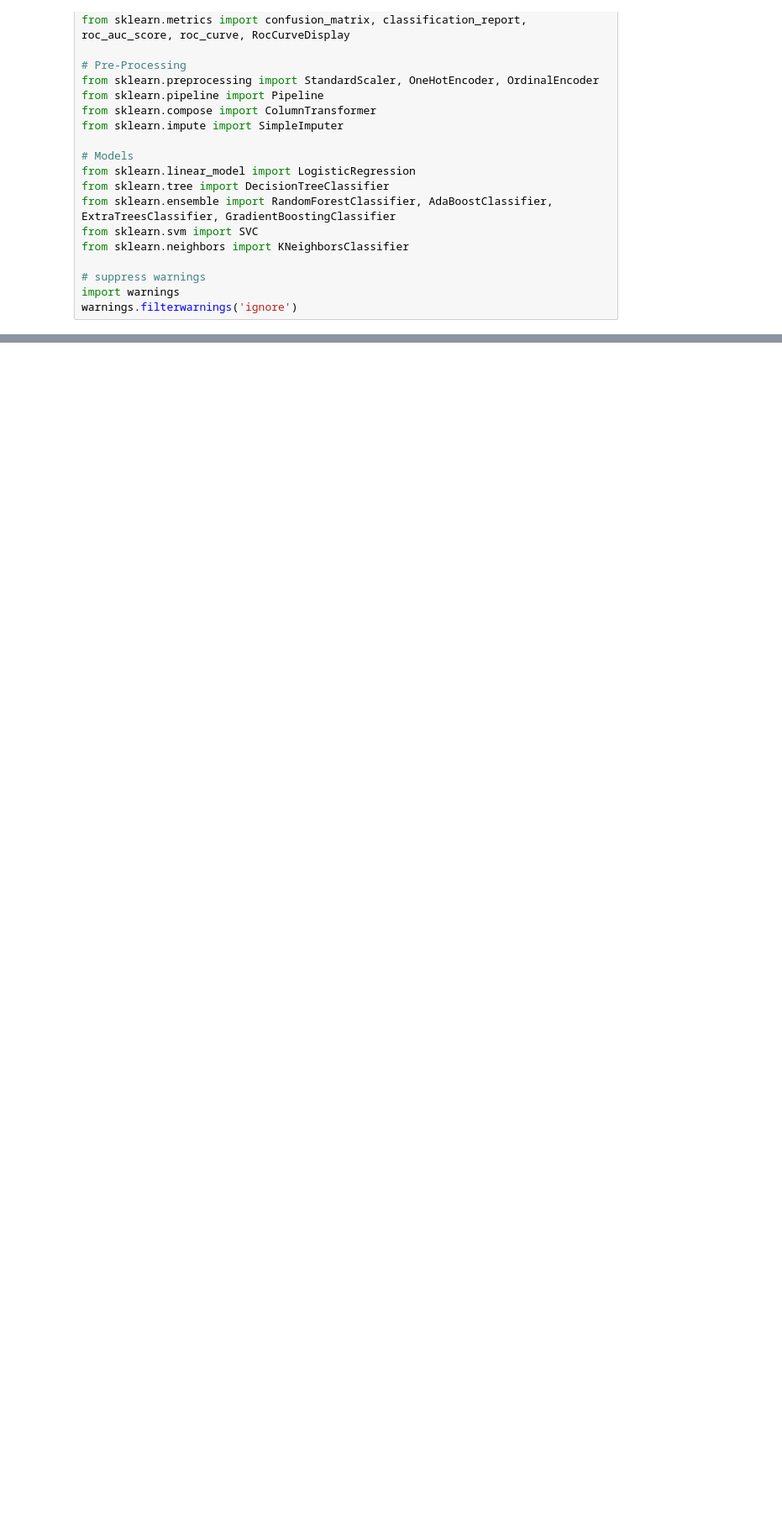
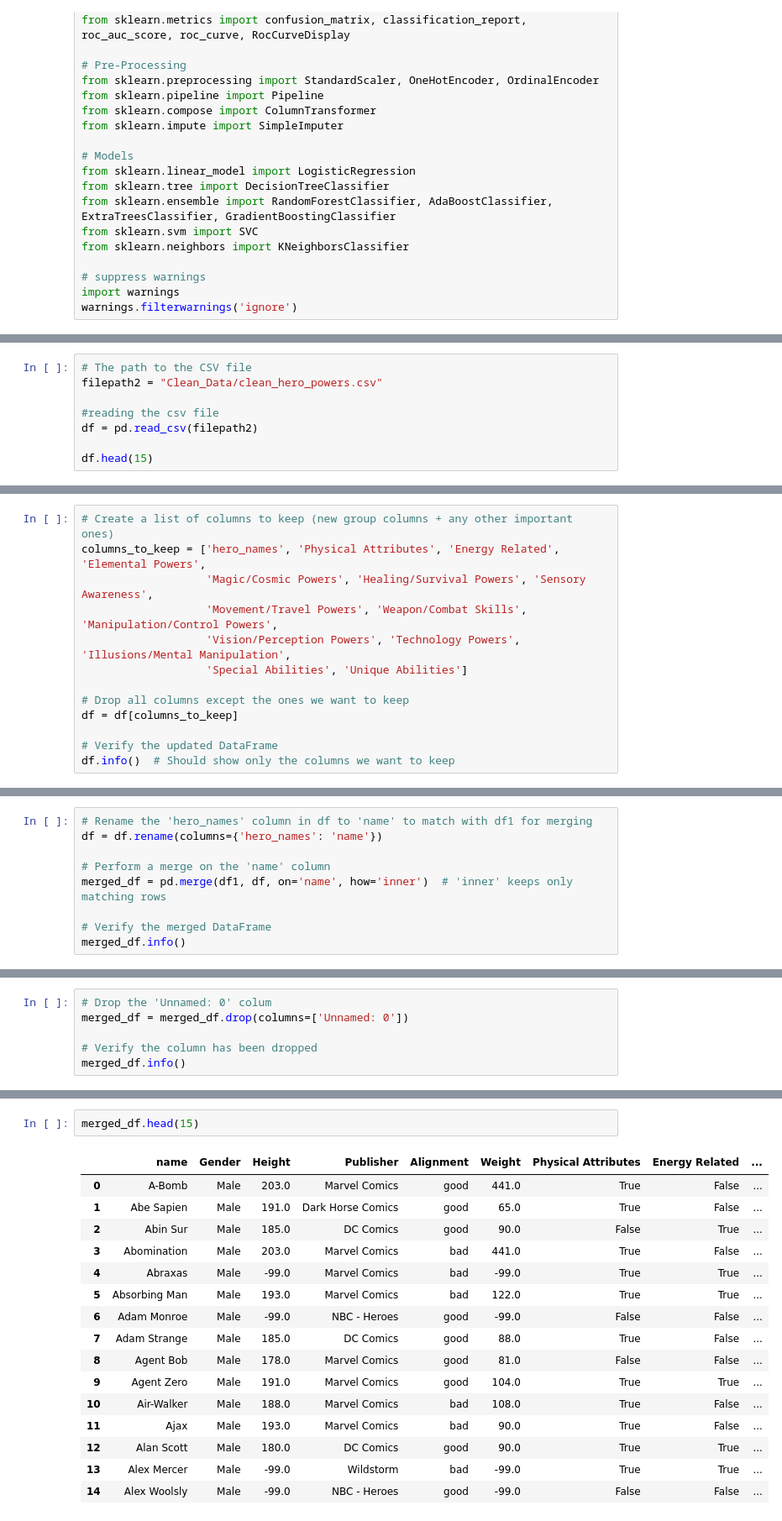
Before and after one commit to jessicawayne96/ds_apr2024_project_4, a Jupyter notebook: Jessie/superhero.ipynb, the cells around one changed output, grey strips where cells are left out. Shown: that part at 84% size. Cells and saved outputs as stored; diff of their text form; blank space fills up the shorter version.

```diff
--- a/Jessie/superhero.ipynb
+++ b/Jessie/superhero.ipynb
@@ -43,0 +58,8 @@ FileNotFoundError: [Errno 2] No such file or directory: 'Resources/fictional_cha
+# %%
+# The path to the CSV file
+filepath2 = "Clean_Data/clean_hero_powers.csv"
+
+#reading the csv file
+df = pd.read_csv(filepath2)
+
+df.head(15)
@@ -43,0 +199,13 @@ FileNotFoundError: [Errno 2] No such file or directory: 'Resources/fictional_cha
+# %%
+# Create a list of columns to keep (new group columns + any other important ones)
+columns_to_keep = ['hero_names', 'Physical Attributes', 'Energy Related', 'Elemental Powers',
+                   'Magic/Cosmic Powers', 'Healing/Survival Powers', 'Sensory Awareness',
+                   'Movement/Travel Powers', 'Weapon/Combat Skills', 'Manipulation/Control Powers',
+                   'Vision/Perception Powers', 'Technology Powers', 'Illusions/Mental Manipulation',
+                   'Special Abilities', 'Unique Abilities']
+
+# Drop all columns except the ones we want to keep
+df = df[columns_to_keep]
+
+# Verify the updated DataFrame
+df.info()  # Should show only the columns we want to keep
@@ -43,0 +239,9 @@ FileNotFoundError: [Errno 2] No such file or directory: 'Resources/fictional_cha
+# %%
+# Rename the 'hero_names' column in df to 'name' to match with df1 for merging
+df = df.rename(columns={'hero_names': 'name'})
+
+# Perform a merge on the 'name' column
+merged_df = pd.merge(df1, df, on='name', how='inner')  # 'inner' keeps only matching rows
+
+# Verify the merged DataFrame
+merged_df.info()
@@ -43,0 +266,6 @@ FileNotFoundError: [Errno 2] No such file or directory: 'Resources/fictional_cha
+# %%
+# Drop the 'Unnamed: 0' colum
+merged_df = merged_df.drop(columns=['Unnamed: 0'])
+
+# Verify the column has been dropped
+merged_df.info()
@@ -43,0 +290,19 @@ FileNotFoundError: [Errno 2] No such file or directory: 'Resources/fictional_cha
+# %%
+merged_df.head(15)
+# %% [output]
+|  | name | Gender | Height | Publisher | Alignment | Weight | Physical Attributes | Energy Related | ... |
+| 0 | A-Bomb | Male | 203.0 | Marvel Comics | good | 441.0 | True | False | ... |
+| 1 | Abe Sapien | Male | 191.0 | Dark Horse Comics | good | 65.0 | True | False | ... |
+| 2 | Abin Sur | Male | 185.0 | DC Comics | good | 90.0 | False | True | ... |
+| 3 | Abomination | Male | 203.0 | Marvel Comics | bad | 441.0 | True | False | ... |
+| 4 | Abraxas | Male | -99.0 | Marvel Comics | bad | -99.0 | True | True | ... |
+| 5 | Absorbing Man | Male | 193.0 | Marvel Comics | bad | 122.0 | True | True | ... |
+| 6 | Adam Monroe | Male | -99.0 | NBC - Heroes | good | -99.0 | False | False | ... |
+| 7 | Adam Strange | Male | 185.0 | DC Comics | good | 88.0 | True | False | ... |
+| 8 | Agent Bob | Male | 178.0 | Marvel Comics | good | 81.0 | False | False | ... |
+| 9 | Agent Zero | Male | 191.0 | Marvel Comics | good | 104.0 | True | True | ... |
+| 10 | Air-Walker | Male | 188.0 | Marvel Comics | bad | 108.0 | True | False | ... |
+| 11 | Ajax | Male | 193.0 | Marvel Comics | bad | 90.0 | True | False | ... |
+| 12 | Alan Scott | Male | 180.0 | DC Comics | good | 90.0 | True | True | ... |
+| 13 | Alex Mercer | Male | -99.0 | Wildstorm | bad | -99.0 | True | True | ... |
+| 14 | Alex Woolsly | Male | -99.0 | NBC - Heroes | good | -99.0 | False | False | ... |
```
Also changed, not shown: parts of 17 cells of this notebook, 3 other files.
